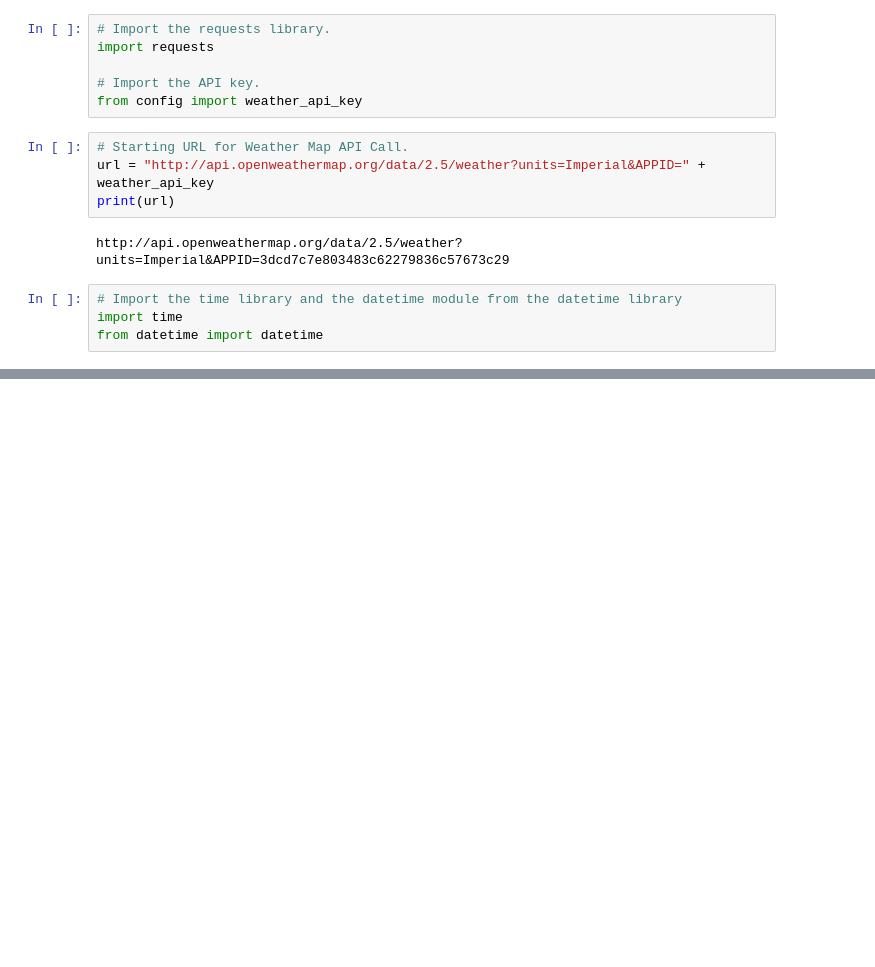
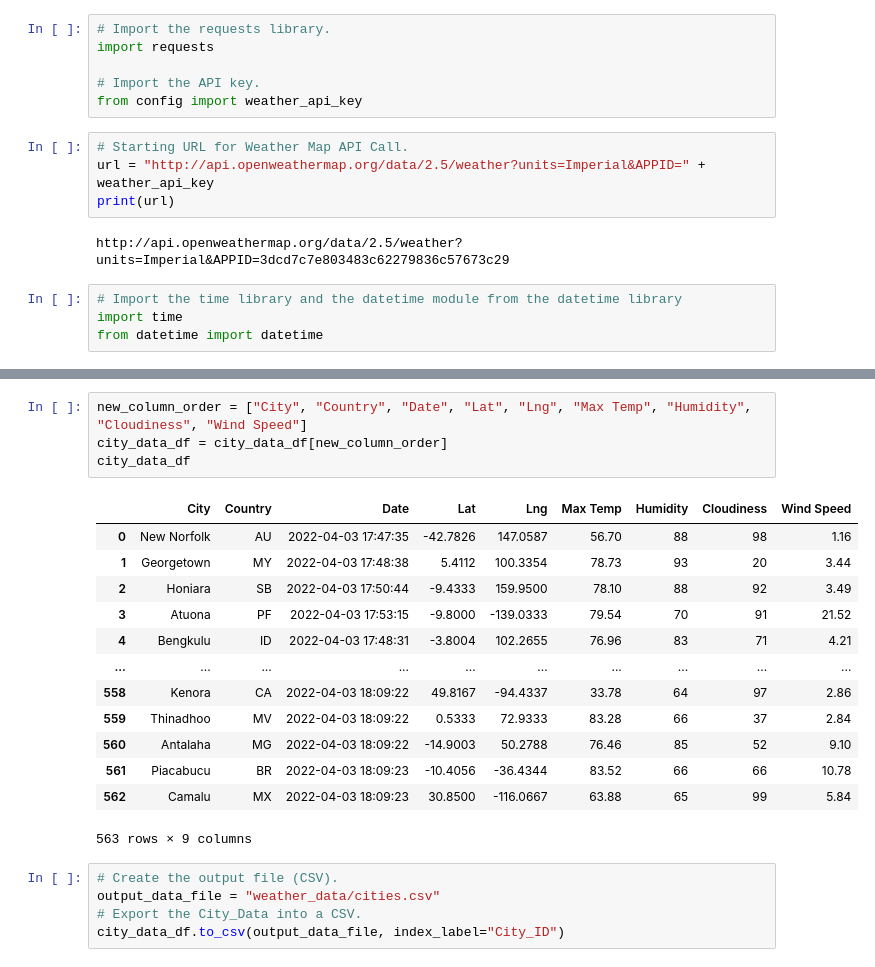
Before and after one commit to dianakarajeh/world_weather_analysis, a Jupyter notebook: WeatherPy.ipynb, the cells around one changed output, grey strips where cells are left out. Drawn from its saved outputs; the diff is of its cells as text; blank space fills up the shorter version.

```diff
--- a/WeatherPy.ipynb
+++ b/WeatherPy.ipynb
@@ -137,0 +150,23 @@ city_data_df.head(10)
+# %%
+new_column_order = ["City", "Country", "Date", "Lat", "Lng", "Max Temp", "Humidity", "Cloudiness", "Wind Speed"]
+city_data_df = city_data_df[new_column_order]
+city_data_df
+# %% [output]
+|  | City | Country | Date | Lat | Lng | Max Temp | Humidity | Cloudiness | Wind Speed |
+| 0 | New Norfolk | AU | 2022-04-03 17:47:35 | -42.7826 | 147.0587 | 56.70 | 88 | 98 | 1.16 |
+| 1 | Georgetown | MY | 2022-04-03 17:48:38 | 5.4112 | 100.3354 | 78.73 | 93 | 20 | 3.44 |
+| 2 | Honiara | SB | 2022-04-03 17:50:44 | -9.4333 | 159.9500 | 78.10 | 88 | 92 | 3.49 |
+| 3 | Atuona | PF | 2022-04-03 17:53:15 | -9.8000 | -139.0333 | 79.54 | 70 | 91 | 21.52 |
+| 4 | Bengkulu | ID | 2022-04-03 17:48:31 | -3.8004 | 102.2655 | 76.96 | 83 | 71 | 4.21 |
+| ... | ... | ... | ... | ... | ... | ... | ... | ... | ... |
+| 558 | Kenora | CA | 2022-04-03 18:09:22 | 49.8167 | -94.4337 | 33.78 | 64 | 97 | 2.86 |
+| 559 | Thinadhoo | MV | 2022-04-03 18:09:22 | 0.5333 | 72.9333 | 83.28 | 66 | 37 | 2.84 |
+| 560 | Antalaha | MG | 2022-04-03 18:09:22 | -14.9003 | 50.2788 | 76.46 | 85 | 52 | 9.10 |
+| 561 | Piacabucu | BR | 2022-04-03 18:09:23 | -10.4056 | -36.4344 | 83.52 | 66 | 66 | 10.78 |
+| 562 | Camalu | MX | 2022-04-03 18:09:23 | 30.8500 | -116.0667 | 63.88 | 65 | 99 | 5.84 |
+563 rows × 9 columns
+# %%
+# Create the output file (CSV).
+output_data_file = "weather_data/cities.csv"
+# Export the City_Data into a CSV.
+city_data_df.to_csv(output_data_file, index_label="City_ID")
```
Also changed, not shown: parts of 3 cells of this notebook, 3 other files.
